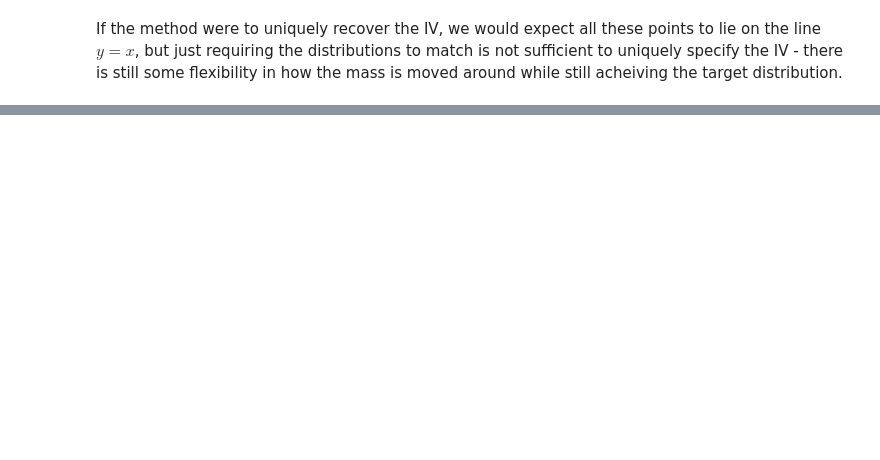
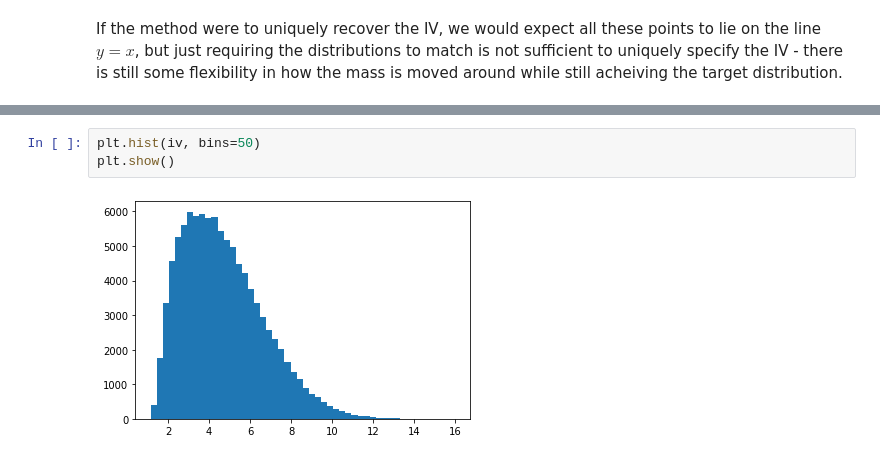
Before and after one commit to phillipmurray/DL_integrated_variance, a Jupyter notebook: notebooks/dl_intvar.ipynb, the cells around one changed output, grey strips where cells are left out. Saved outputs shown, nothing was run; the diff lists cells and outputs as text; blank space fills up the shorter version.

```diff
--- a/notebooks/dl_intvar.ipynb
+++ b/notebooks/dl_intvar.ipynb
@@ -138,0 +157,5 @@ plt.scatter(x[:,-1]-x[:,0], np.sqrt(iv))
+# %%
+plt.hist(iv, bins=50)
+plt.show()
+# %% [output]
+[figure, added]
```
Also changed, not shown: parts of 16 cells of this notebook, 2 other files.
